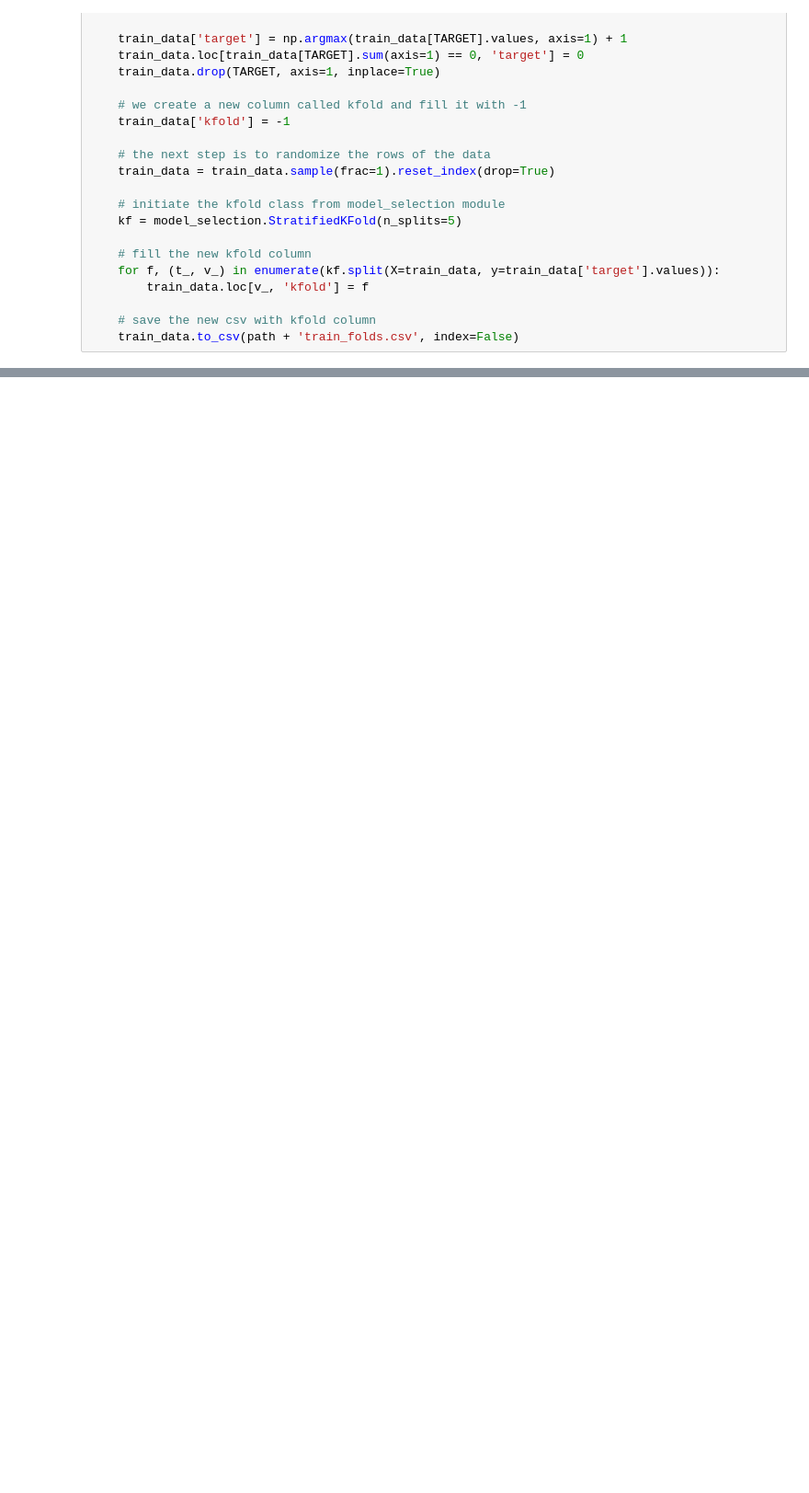
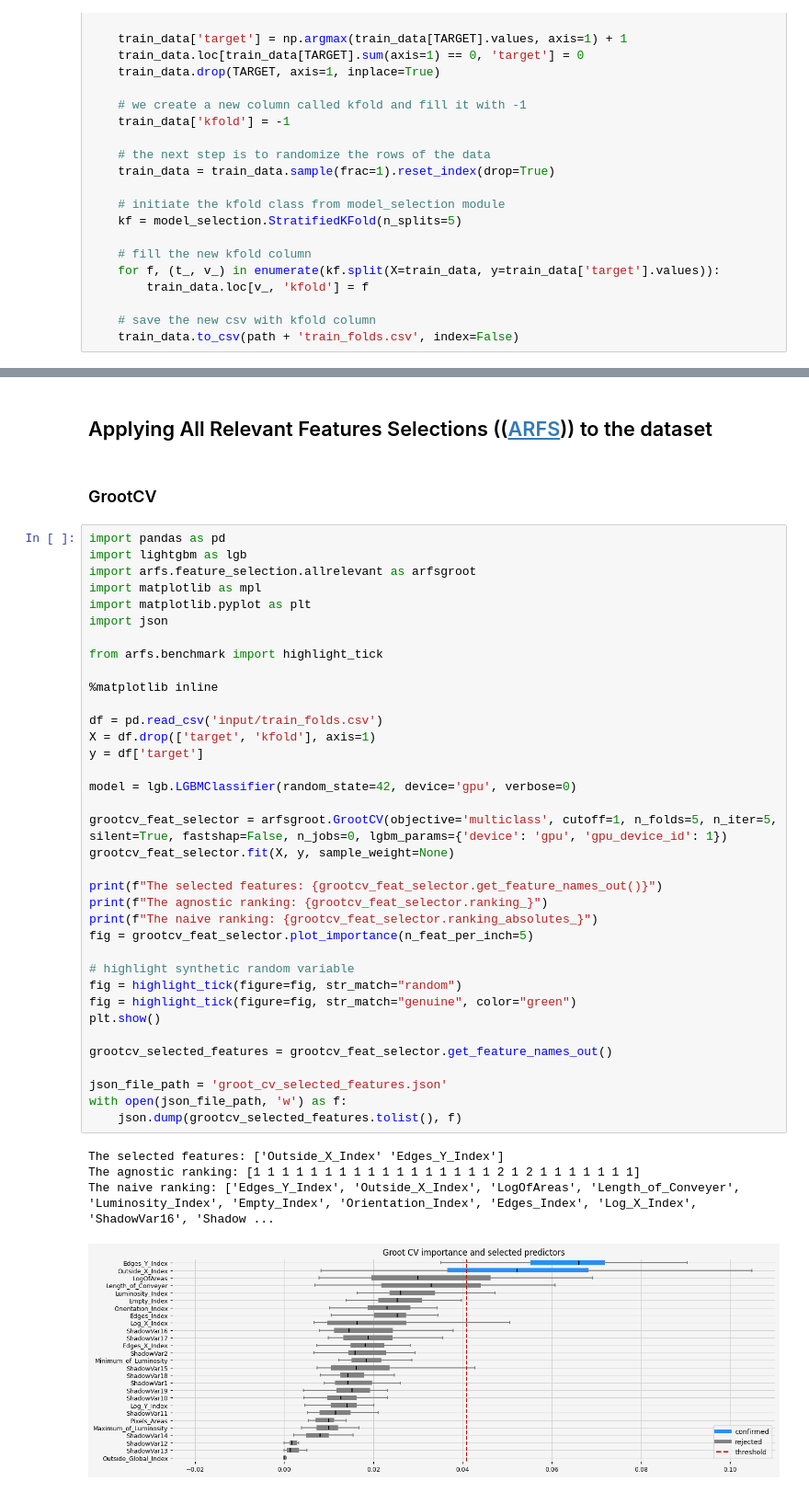
Before and after one commit to rafaPassarinho/kaggle-competitions, a Jupyter notebook: steel-plate-defect-prediction/competition-notebook.ipynb, the cells around one changed output, grey strips where cells are left out. Shown: that part at 92% size. Drawn from its saved outputs; the diff is of its cells as text; blank space fills up the shorter version.

Commit message:
Add selected features for steel plate defect prediction models

```diff
--- a/steel-plate-defect-prediction/competition-notebook.ipynb
+++ b/steel-plate-defect-prediction/competition-notebook.ipynb
@@ -42,0 +179,45 @@ if __name__ == "__main__":
+# %% [markdown]
+## Applying All Relevant Features Selections (([ARFS](https://github.com/ThomasBury/arfs))) to the dataset
+# %% [markdown]
+### GrootCV
+# %%
+import pandas as pd
+import lightgbm as lgb
+import arfs.feature_selection.allrelevant as arfsgroot
+import matplotlib as mpl
+import matplotlib.pyplot as plt
+import json
+
+from arfs.benchmark import highlight_tick
+
+%matplotlib inline
+
+df = pd.read_csv('input/train_folds.csv')
+X = df.drop(['target', 'kfold'], axis=1)
+y = df['target']
+
+model = lgb.LGBMClassifier(random_state=42, device='gpu', verbose=0)
+
+grootcv_feat_selector = arfsgroot.GrootCV(objective='multiclass', cutoff=1, n_folds=5, n_iter=5, silent=True, fastshap=False, n_jobs=0, lgbm_params={'device': 'gpu', 'gpu_device_id': 1})
+grootcv_feat_selector.fit(X, y, sample_weight=None)
+
+print(f"The selected features: {grootcv_feat_selector.get_feature_names_out()}")
+print(f"The agnostic ranking: {grootcv_feat_selector.ranking_}")
+print(f"The naive ranking: {grootcv_feat_selector.ranking_absolutes_}")
+fig = grootcv_feat_selector.plot_importance(n_feat_per_inch=5)
+
+# highlight synthetic random variable
+fig = highlight_tick(figure=fig, str_match="random")
+fig = highlight_tick(figure=fig, str_match="genuine", color="green")
+plt.show()
+
+grootcv_selected_features = grootcv_feat_selector.get_feature_names_out()
+
+json_file_path = 'groot_cv_selected_features.json'
+with open(json_file_path, 'w') as f:
+    json.dump(grootcv_selected_features.tolist(), f)
+# %% [output]
+The selected features: ['Outside_X_Index' 'Edges_Y_Index']
+The agnostic ranking: [1 1 1 1 1 1 1 1 1 1 1 1 1 1 1 1 1 2 1 2 1 1 1 1 1 1 1]
+The naive ranking: ['Edges_Y_Index', 'Outside_X_Index', 'LogOfAreas', 'Length_of_Conveyer', 'Luminosity_Index', 'Empty_Index', 'Orientation_Index', 'Edges_Index', 'Log_X_Index', 'ShadowVar16', 'Shadow ...
+[figure, added]
```
Also changed, not shown: parts of 12 cells of this notebook, 3 other files.
